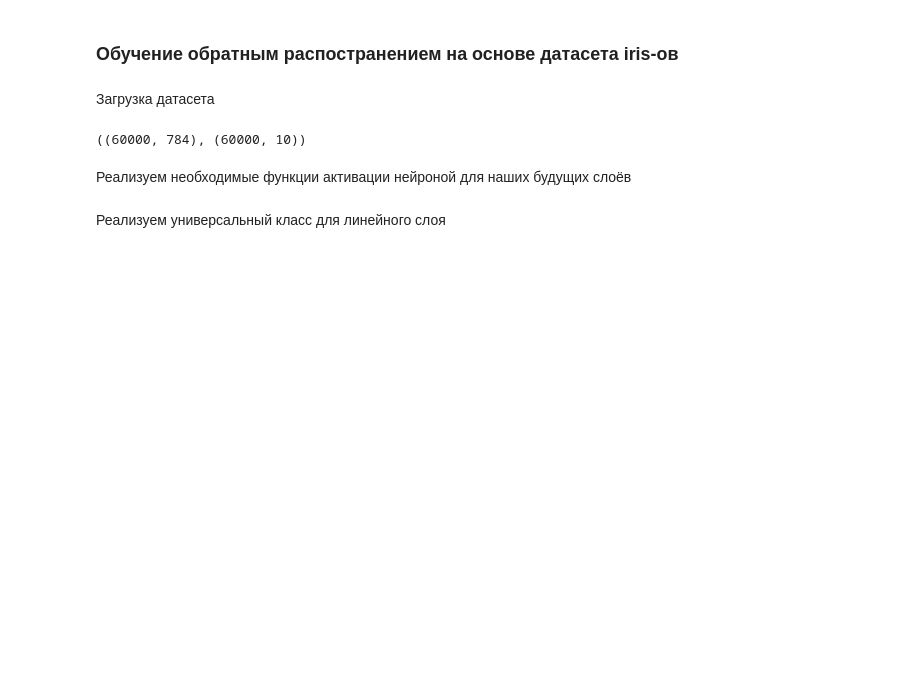
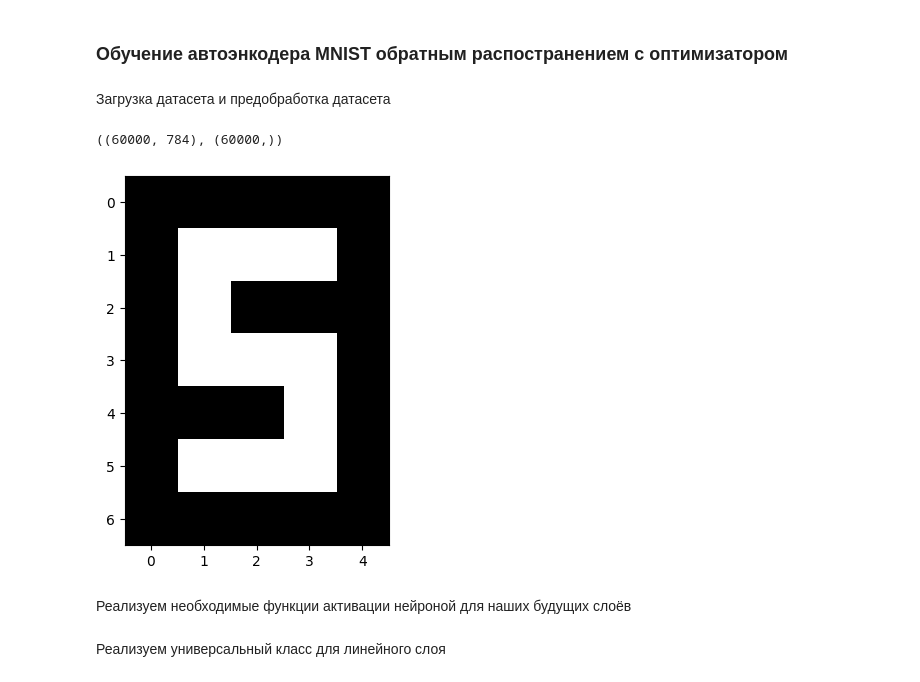
Before and after one commit to Papr1ka/nns, a Jupyter notebook: 1/mnist_fun.ipynb, the cells around one changed output. Cells and saved outputs as stored; diff of their text form; code cells hidden in the pictures; blank space fills up the shorter version.

```diff
--- a/1/mnist_fun.ipynb
+++ b/1/mnist_fun.ipynb
@@ -1,3 +1,3 @@
 # %% [markdown]
-### Обучение обратным распостранением на основе датасета iris-ов
+### Обучение автоэнкодера MNIST обратным распостранением с оптимизатором
 # %%
@@ -12,25 +21,56 @@ from sklearn.metrics import ConfusionMatrixDisplay
 
 np.set_printoptions(formatter={"float": lambda x: "{0:0.3f}".format(x)})
 # %% [markdown]
-Загрузка датасета
+Загрузка датасета и предобработка датасета
 # %%
-from keras.datasets import mnist
-
 (train_x, train_y), (test_x, test_y) = mnist.load_data()
 
-train_x = (train_x / 255)
-test_x = (test_x / 255)
+train_x = train_x / 255
+test_x = test_x / 255
 
 train_x.resize(60000, 784)
 test_x.resize(10000, 784)
 
-encoder = sklearn.preprocessing.OneHotEncoder()
-train_y = encoder.fit_transform(train_y[:, None]).toarray()
-test_y = encoder.fit_transform(test_y[:, None]).toarray()
-
 train_x.shape, train_y.shape
 # %% [output]
-((60000, 784), (60000, 10))
+((60000, 784), (60000,))
+# %%
+digit_to_autoencoded_mapping = {
+    0: [
+        [1, 1, 1],
+        [1, 0, 1],
+        [1, 0, 1],
+        [1, 0, 1],
+        [1, 1, 1],
+    ],
+    1: [[0, 0, 1], [0, 0, 1], [0, 0, 1], [0, 0, 1], [0, 0, 1]],
+    2: [[1, 1, 1], [0, 0, 1], [1, 1, 1], [1, 0, 0], [1, 1, 1]],
+    3: [[1, 1, 1], [0, 0, 1], [1, 1, 1], [0, 0, 1], [1, 1, 1]],
+    4: [[1, 0, 1], [1, 0, 1], [1, 1, 1], [0, 0, 1], [0, 0, 1]],
+    5: [[1, 1, 1], [1, 0, 0], [1, 1, 1], [0, 0, 1], [1, 1, 1]],
+    6: [[1, 1, 1], [1, 0, 0], [1, 1, 1], [1, 0, 1], [1, 1, 1]],
+    7: [[1, 1, 1], [0, 0, 1], [0, 0, 1], [0, 0, 1], [0, 0, 1]],
+    8: [[1, 1, 1], [1, 0, 1], [1, 1, 1], [1, 0, 1], [1, 1, 1]],
+    9: [[1, 1, 1], [1, 0, 1], [1, 1, 1], [0, 0, 1], [1, 1, 1]],
+}
+
+
+def gen_new_y(ys):
+    new_ys = []
+    for y in ys:
+        a = np.zeros((7, 5))
+        a[1:-1, 1:-1] = np.array(digit_to_autoencoded_mapping[y])
+        new_ys.append(a)
+    return np.array(new_ys)
+
+train_y_autoencoded = gen_new_y(train_y).reshape((60000, 7 * 5))
+test_y_autoencoded = gen_new_y(test_y).reshape((10000, 7 * 5))
+# %%
+fig = plt.figure
+plt.imshow(train_y_autoencoded[0].reshape((7, 5)), cmap='gray')
+plt.show()
+# %% [output]
+[figure, added]
 # %% [markdown]
 Реализуем необходимые функции активации нейроной для наших будущих слоёв
 # %%
```
Also changed, not shown: parts of 15 cells of this notebook, 1 other file.
